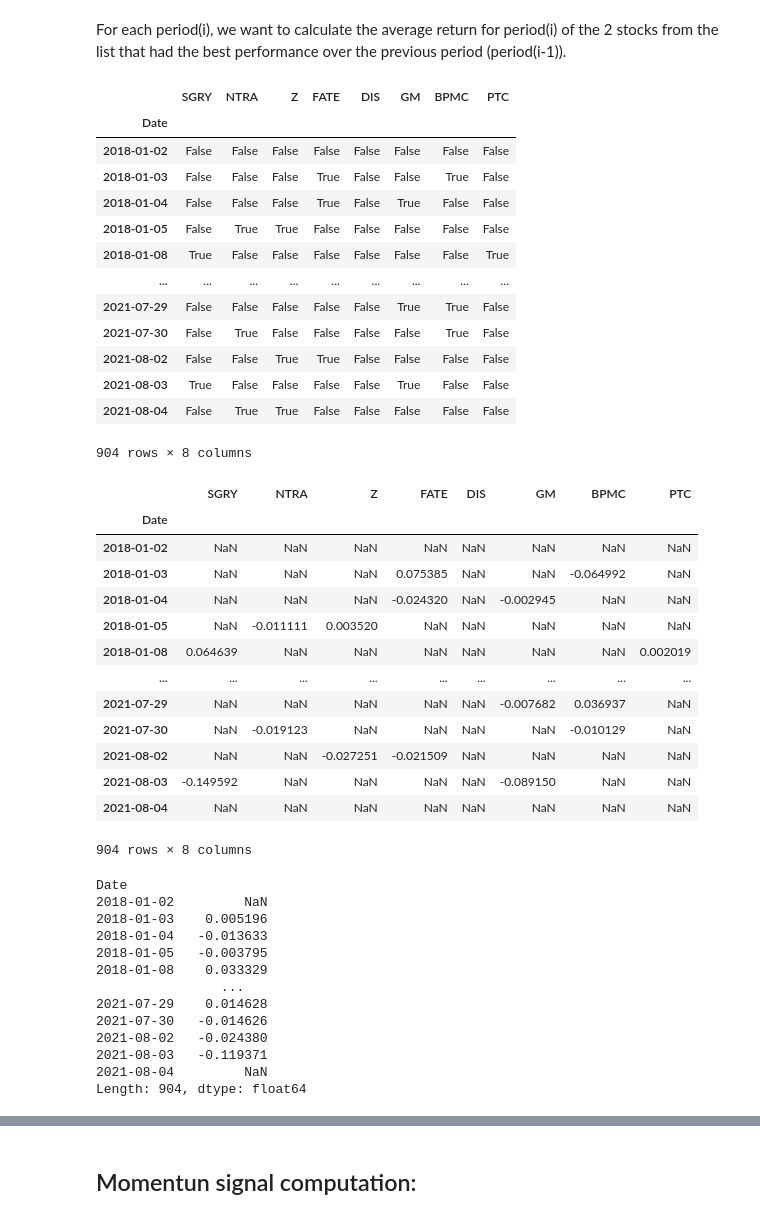
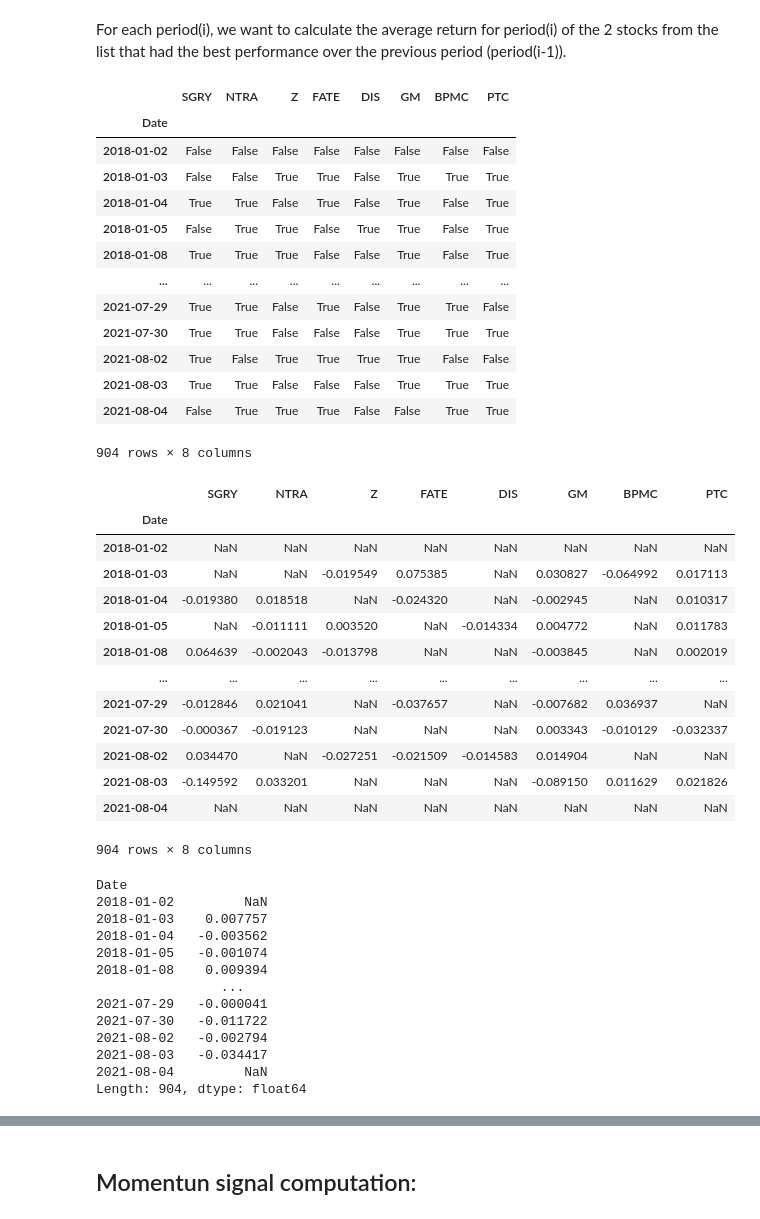
Before and after one commit to saritmaitra/Momentum_Trading, a Jupyter notebook: Weekly_Series_Momentum_Signal.ipynb, the cells around one changed output, grey strips where cells are left out. Drawn from its saved outputs; the diff is of its cells as text; code cells hidden in the pictures.

```diff
--- a/Weekly_Series_Momentum_Signal.ipynb
+++ b/Weekly_Series_Momentum_Signal.ipynb
@@ -89,23 +89,23 @@ For each period(i), we want to calculate the average return for period(i) of the
 # %%
 # Creating a mask to select only 2 best returns per period, shifting down one line, replacing NaN in first line by false
 import numpy as np
-mask = (returns_rank < 3).shift(1)
+mask = (returns_rank < 6).shift(1)
 mask = mask.replace(np.nan,False)
 mask
 # %% [output]
 |  | SGRY | NTRA | Z | FATE | DIS | GM | BPMC | PTC |
 | Date |  |  |  |  |  |  |  |  |
 | 2018-01-02 | False | False | False | False | False | False | False | False |
-| 2018-01-03 | False | False | False | True | False | False | True | False |
-| 2018-01-04 | False | False | False | True | False | True | False | False |
-| 2018-01-05 | False | True | True | False | False | False | False | False |
-| 2018-01-08 | True | False | False | False | False | False | False | True |
+| 2018-01-03 | False | False | True | True | False | True | True | True |
+| 2018-01-04 | True | True | False | True | False | True | False | True |
+| 2018-01-05 | False | True | True | False | True | True | False | True |
+| 2018-01-08 | True | True | True | False | False | True | False | True |
 | ... | ... | ... | ... | ... | ... | ... | ... | ... |
-| 2021-07-29 | False | False | False | False | False | True | True | False |
-| 2021-07-30 | False | True | False | False | False | False | True | False |
-| 2021-08-02 | False | False | True | True | False | False | False | False |
-| 2021-08-03 | True | False | False | False | False | True | False | False |
-| 2021-08-04 | False | True | True | False | False | False | False | False |
+| 2021-07-29 | True | True | False | True | False | True | True | False |
+| 2021-07-30 | True | True | False | False | False | True | True | True |
+| 2021-08-02 | True | False | True | True | True | True | False | False |
+| 2021-08-03 | True | True | False | False | False | True | True | True |
+| 2021-08-04 | False | True | True | True | False | False | True | True |
 904 rows × 8 columns
 # %%
 # Applying the mask to the returns
@@ -115,15 +115,15 @@ best_returns
 |  | SGRY | NTRA | Z | FATE | DIS | GM | BPMC | PTC |
 | Date |  |  |  |  |  |  |  |  |
 | 2018-01-02 | NaN | NaN | NaN | NaN | NaN | NaN | NaN | NaN |
-| 2018-01-03 | NaN | NaN | NaN | 0.075385 | NaN | NaN | -0.064992 | NaN |
-| 2018-01-04 | NaN | NaN | NaN | -0.024320 | NaN | -0.002945 | NaN | NaN |
-| 2018-01-05 | NaN | -0.011111 | 0.003520 | NaN | NaN | NaN | NaN | NaN |
-| 2018-01-08 | 0.064639 | NaN | NaN | NaN | NaN | NaN | NaN | 0.002019 |
+| 2018-01-03 | NaN | NaN | -0.019549 | 0.075385 | NaN | 0.030827 | -0.064992 | 0.017113 |
+| 2018-01-04 | -0.019380 | 0.018518 | NaN | -0.024320 | NaN | -0.002945 | NaN | 0.010317 |
+| 2018-01-05 | NaN | -0.011111 | 0.003520 | NaN | -0.014334 | 0.004772 | NaN | 0.011783 |
+| 2018-01-08 | 0.064639 | -0.002043 | -0.013798 | NaN | NaN | -0.003845 | NaN | 0.002019 |
 | ... | ... | ... | ... | ... | ... | ... | ... | ... |
-| 2021-07-29 | NaN | NaN | NaN | NaN | NaN | -0.007682 | 0.036937 | NaN |
-| 2021-07-30 | NaN | -0.019123 | NaN | NaN | NaN | NaN | -0.010129 | NaN |
-| 2021-08-02 | NaN | NaN | -0.027251 | -0.021509 | NaN | NaN | NaN | NaN |
-| 2021-08-03 | -0.149592 | NaN | NaN | NaN | NaN | -0.089150 | NaN | NaN |
+| 2021-07-29 | -0.012846 | 0.021041 | NaN | -0.037657 | NaN | -0.007682 | 0.036937 | NaN |
+| 2021-07-30 | -0.000367 | -0.019123 | NaN | NaN | NaN | 0.003343 | -0.010129 | -0.032337 |
+| 2021-08-02 | 0.034470 | NaN | -0.027251 | -0.021509 | -0.014583 | 0.014904 | NaN | NaN |
+| 2021-08-03 | -0.149592 | 0.033201 | NaN | NaN | NaN | -0.089150 | 0.011629 | 0.021826 |
 | 2021-08-04 | NaN | NaN | NaN | NaN | NaN | NaN | NaN | NaN |
 904 rows × 8 columns
 # %%
@@ -133,14 +133,14 @@ average_return
 # %% [output]
 Date
 2018-01-02         NaN
-2018-01-03    0.005196
-2018-01-04   -0.013633
-2018-01-05   -0.003795
-2018-01-08    0.033329
+2018-01-03    0.007757
+2018-01-04   -0.003562
+2018-01-05   -0.001074
+2018-01-08    0.009394
                 ...
-2021-07-29    0.014628
-2021-07-30   -0.014626
-2021-08-02   -0.024380
-2021-08-03   -0.119371
+2021-07-29   -0.000041
+2021-07-30   -0.011722
+2021-08-02   -0.002794
+2021-08-03   -0.034417
 2021-08-04         NaN
 Length: 904, dtype: float64
```
Also changed, not shown: parts of 13 cells of this notebook.
